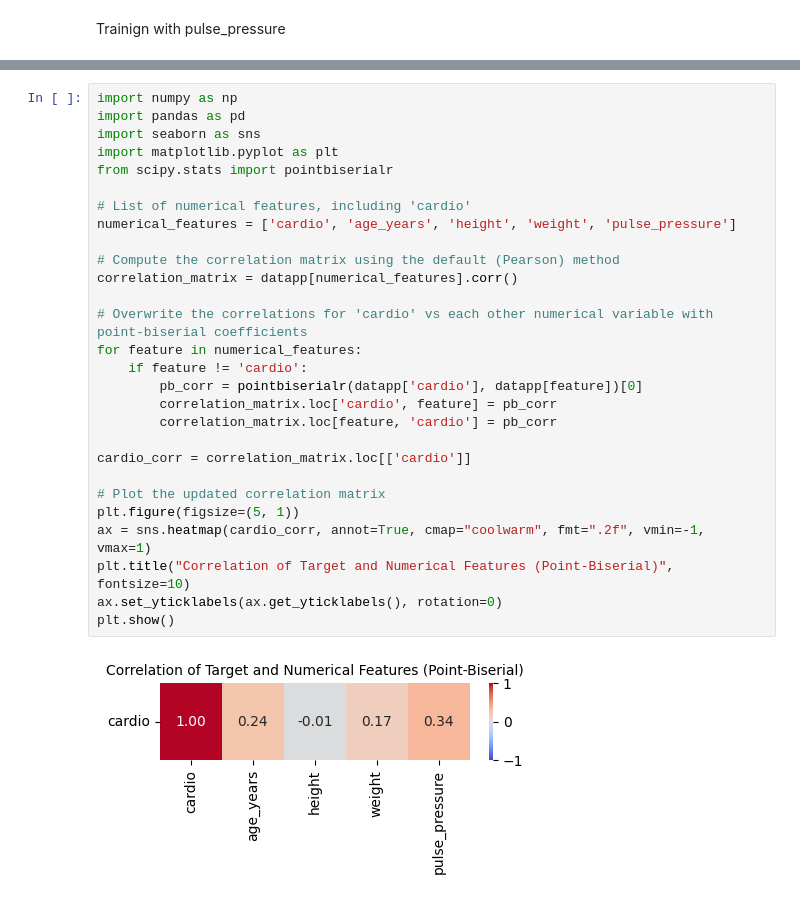
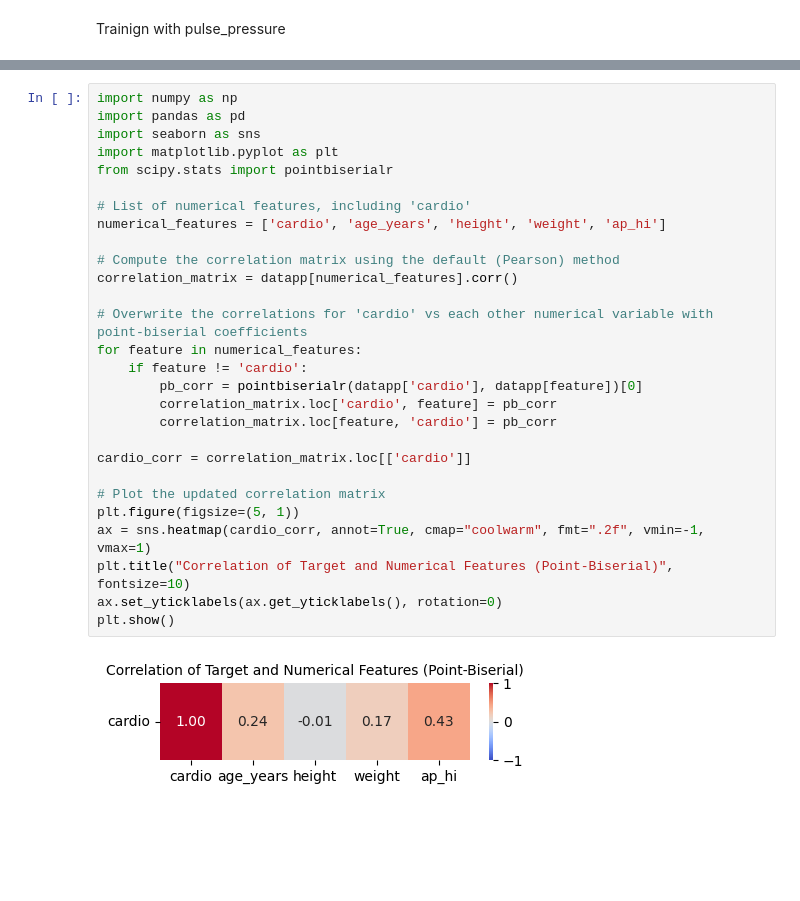
Before and after one commit to Timothyng28/Cardio-Prediction-Model, a Jupyter notebook: model.ipynb, the cells around one changed output, grey strips where cells are left out. Cells and saved outputs as stored; diff of their text form; blank space fills up the shorter version.

```diff
--- a/model.ipynb
+++ b/model.ipynb
@@ -764,33 +749,33 @@ Test Shape: (13138, 13)
 # %%
 import numpy as np
 import pandas as pd
 import seaborn as sns
 import matplotlib.pyplot as plt
 from scipy.stats import pointbiserialr
 
 # List of numerical features, including 'cardio'
-numerical_features = ['cardio', 'age_years', 'height', 'weight', 'pulse_pressure']
+numerical_features = ['cardio', 'age_years', 'height', 'weight', 'ap_hi']
 
 # Compute the correlation matrix using the default (Pearson) method
 correlation_matrix = datapp[numerical_features].corr()
 
 # Overwrite the correlations for 'cardio' vs each other numerical variable with point-biserial coefficients
 for feature in numerical_features:
     if feature != 'cardio':
         pb_corr = pointbiserialr(datapp['cardio'], datapp[feature])[0]
         correlation_matrix.loc['cardio', feature] = pb_corr
         correlation_matrix.loc[feature, 'cardio'] = pb_corr
 
 cardio_corr = correlation_matrix.loc[['cardio']]
 
 # Plot the updated correlation matrix
 plt.figure(figsize=(5, 1))
 ax = sns.heatmap(cardio_corr, annot=True, cmap="coolwarm", fmt=".2f", vmin=-1, vmax=1)
 plt.title("Correlation of Target and Numerical Features (Point-Biserial)", fontsize=10)
 ax.set_yticklabels(ax.get_yticklabels(), rotation=0)
 plt.show()
 # %% [output]
-[figure, old version]
+[figure, new version]
 # %%
 import pandas as pd
 import numpy as np
```
Also changed, not shown: parts of 14 cells of this notebook.
